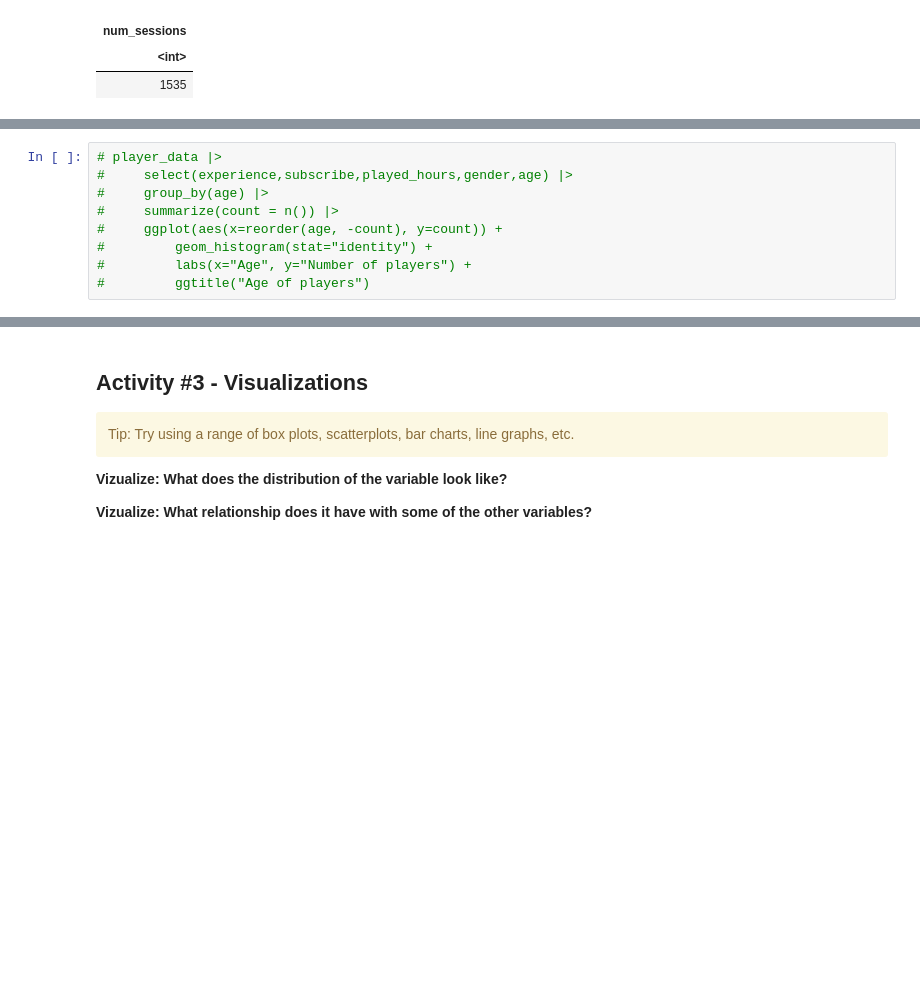
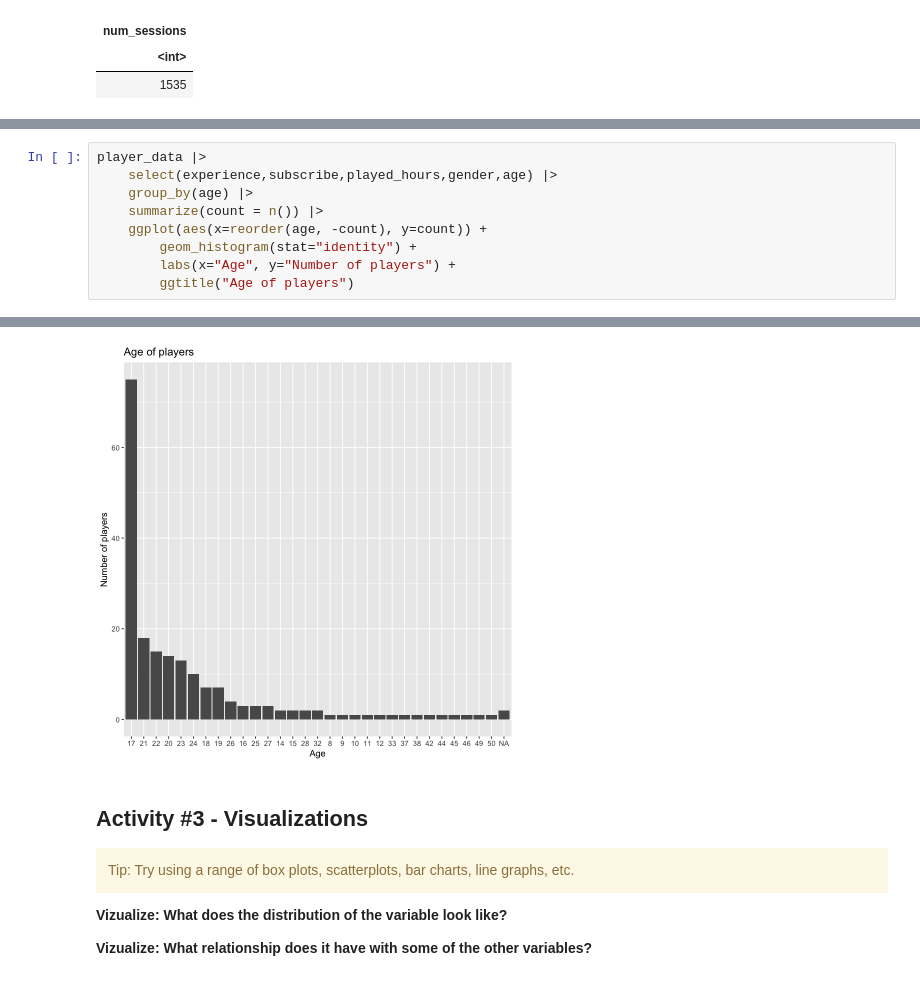
Before and after one commit to liammurray123/DSCI-100-Final-Project, a Jupyter notebook: Explore Datasets.ipynb, the cells around one changed output, grey strips where cells are left out. Cells and saved outputs as stored; diff of their text form; blank space fills up the shorter version.

```diff
--- a/Explore Datasets.ipynb
+++ b/Explore Datasets.ipynb
@@ -145,11 +145,12 @@ Played hours had a large variation within the number of hours played and how man
 <img src="Visuals/Gender-Identity.png" alt="Player Subscription Status" width="300"/>
 <img src="Visuals/Player-Ages.png" alt="Player Subscription Status" width="300"/>
 # %%
-# player_data |>
-#     select(experience,subscribe,played_hours,gender,age) |>
-#     group_by(age) |>
-#     summarize(count = n()) |>
-#     ggplot(aes(x=reorder(age, -count), y=count)) +
-#         geom_histogram(stat="identity") +
-#         labs(x="Age", y="Number of players") +
-#         ggtitle("Age of players")
+player_data |>
+    select(experience,subscribe,played_hours,gender,age) |>
+    group_by(age) |>
+    summarize(count = n()) |>
+    ggplot(aes(x=reorder(age, -count), y=count)) +
+        geom_histogram(stat="identity") +
+        labs(x="Age", y="Number of players") +
+        ggtitle("Age of players")
+# %% [output]
@@ -156,3 +159,4 @@ Played hours had a large variation within the number of hours played and how man
+[figure, added]
 # %% [markdown]
 ## Activity #3 - Visualizations
 
```
Also changed, not shown: parts of 3 cells of this notebook, 2 other files.
